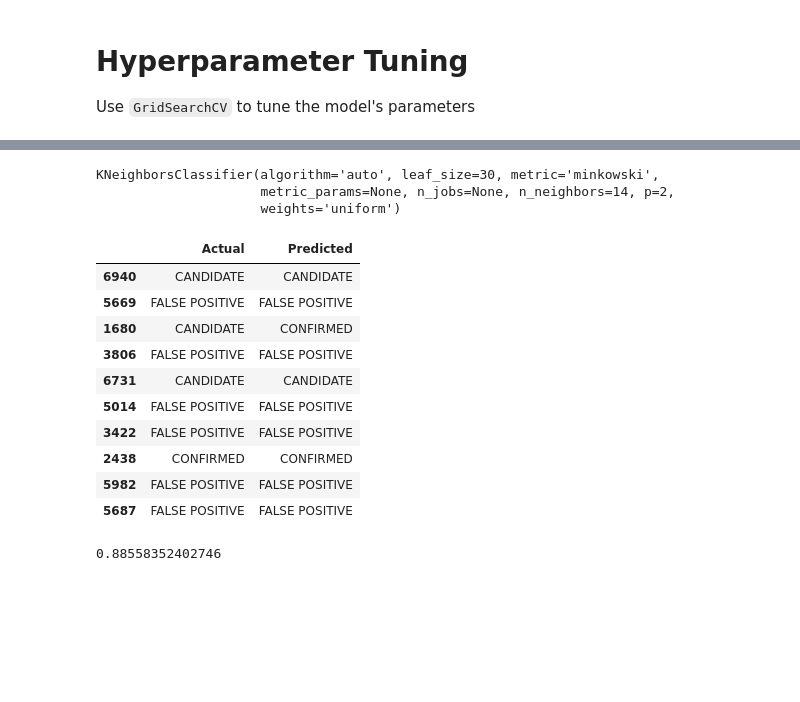
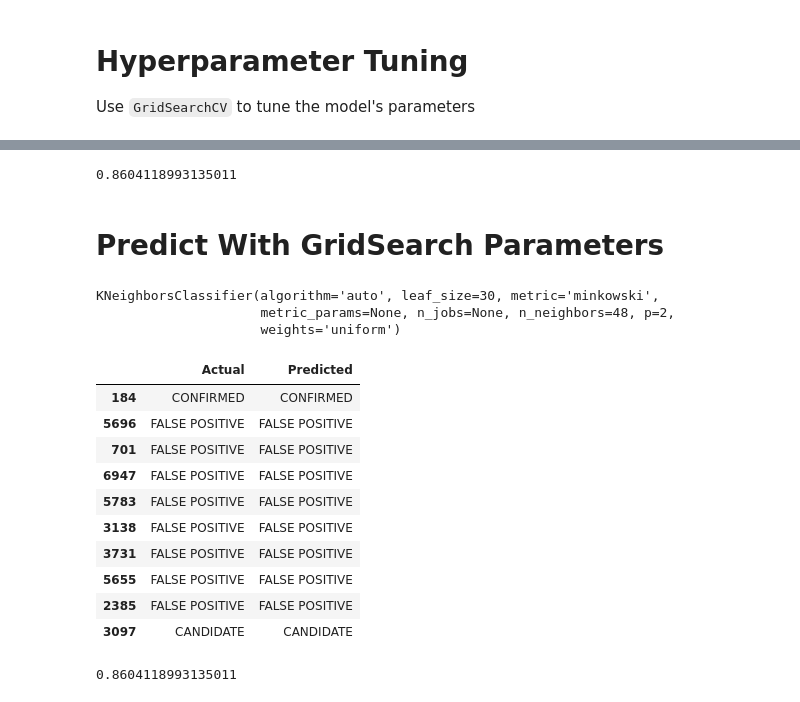
Before and after one commit to lorijta92/machine-learning-exoplanets, a Jupyter notebook: knn.ipynb, the cells around one changed output, grey strips where cells are left out. Drawn from its saved outputs; the diff is of its cells as text; code cells hidden in the pictures; blank space fills up the shorter version.

Commit message:
tune models

```diff
--- a/knn.ipynb
+++ b/knn.ipynb
@@ -146,15 +146,15 @@ Use `GridSearchCV` to tune the model's parameters
 from sklearn.model_selection import GridSearchCV
 
 # Initialize new classifer outside of loop
-knn = KNeighborsClassifier()
+knn2 = KNeighborsClassifier()
 
 # Create the GridSearchCV model
 param_grid = dict(n_neighbors=list(range(5, 55)))
 
-grid = GridSearchCV(knn, param_grid, cv=100, scoring='accuracy', verbose=1)
+best_model = GridSearchCV(knn2, param_grid, cv=100, scoring='accuracy', verbose=1)
 # %%
 # Train the model with GridSearch
-grid.fit(X_train_scaled, y_train)
+best_model.fit(X_train_scaled, y_train)
 # %% [output]
 Fitting 100 folds for each of 50 candidates, totalling 5000 fits
 [Parallel(n_jobs=1)]: Using backend SequentialBackend with 1 concurrent workers.
@@ -183,31 +192,38 @@ Predict with new parameters
+# %%
+# Score the model
+best_model.score(X_test_scaled, y_test)
+# %% [output]
+0.8604118993135011
+# %% [markdown]
+# Predict With GridSearch Parameters
 # %%
 # Initialize classifier
-knn = KNeighborsClassifier(n_neighbors=grid.best_params_['n_neighbors']) # Set number of neighbors equal to the best parameters
+knn3 = KNeighborsClassifier(n_neighbors=best_model.best_params_['n_neighbors']) # Set number of neighbors equal to the best parameters
 
 # Train the model
-knn.fit(X_train_scaled, y_train)
+knn3.fit(X_train_scaled, y_train)
 # %% [output]
 KNeighborsClassifier(algorithm='auto', leaf_size=30, metric='minkowski',
-                     metric_params=None, n_jobs=None, n_neighbors=14, p=2,
+                     metric_params=None, n_jobs=None, n_neighbors=48, p=2,
                      weights='uniform')
 # %%
 # Predict on test set
-df = pd.DataFrame({'Actual':y_test, 'Predicted':knn.predict(X_test_scaled)})
+df = pd.DataFrame({'Actual':y_test, 'Predicted':knn3.predict(X_test_scaled)})
 df.head(10)
 # %% [output]
 |  | Actual | Predicted |
-| 6940 | CANDIDATE | CANDIDATE |
-| 5669 | FALSE POSITIVE | FALSE POSITIVE |
-| 1680 | CANDIDATE | CONFIRMED |
-| 3806 | FALSE POSITIVE | FALSE POSITIVE |
-| 6731 | CANDIDATE | CANDIDATE |
-| 5014 | FALSE POSITIVE | FALSE POSITIVE |
-| 3422 | FALSE POSITIVE | FALSE POSITIVE |
-| 2438 | CONFIRMED | CONFIRMED |
-| 5982 | FALSE POSITIVE | FALSE POSITIVE |
-| 5687 | FALSE POSITIVE | FALSE POSITIVE |
+| 184 | CONFIRMED | CONFIRMED |
+| 5696 | FALSE POSITIVE | FALSE POSITIVE |
+| 701 | FALSE POSITIVE | FALSE POSITIVE |
+| 6947 | FALSE POSITIVE | FALSE POSITIVE |
+| 5783 | FALSE POSITIVE | FALSE POSITIVE |
+| 3138 | FALSE POSITIVE | FALSE POSITIVE |
+| 3731 | FALSE POSITIVE | FALSE POSITIVE |
+| 5655 | FALSE POSITIVE | FALSE POSITIVE |
+| 2385 | FALSE POSITIVE | FALSE POSITIVE |
+| 3097 | CANDIDATE | CANDIDATE |
 # %%
 # Score the model
-knn.score(X_test_scaled, y_test)
+knn3.score(X_test_scaled, y_test)
 # %% [output]
-0.88558352402746
+0.8604118993135011
```
Also changed, not shown: parts of 8 cells of this notebook, 2 other files.
